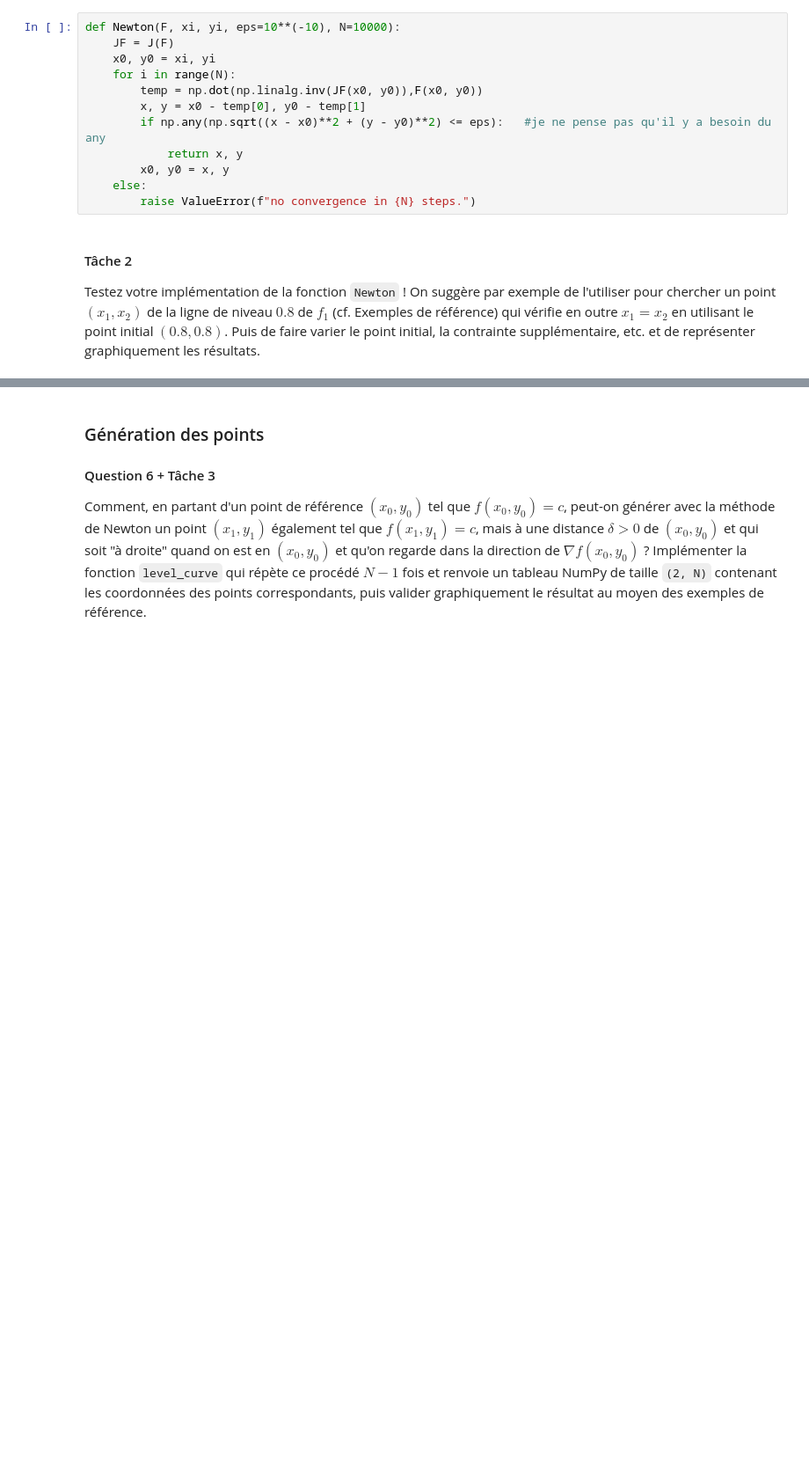
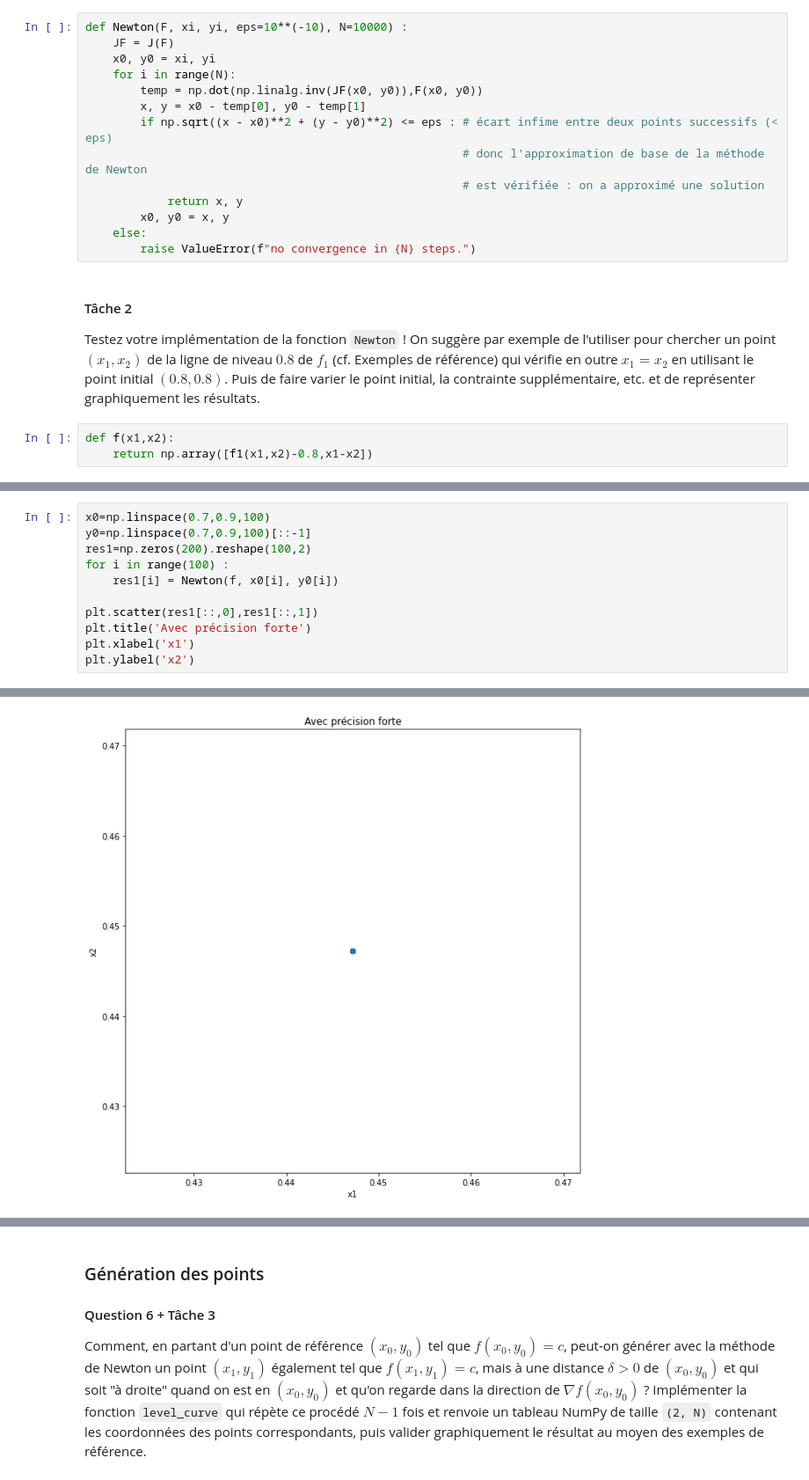
Before and after one commit to guillaumerichard2020/Projet-maths-1, a Jupyter notebook: Courbes de niveau - Enoncé.ipynb, the cells around one changed output, grey strips where cells are left out. Shown at 88% size. Saved outputs shown, nothing was run; the diff lists cells and outputs as text; blank space fills up the shorter version.

```diff
--- a/Courbes de niveau - Enoncé.ipynb
+++ b/Courbes de niveau - Enoncé.ipynb
@@ -310,13 +310,15 @@ On peut prendre $10^{-10}$ qui offre une excellente précision tout en étant su
 
 Implémenter la fonction `Newton` en complétant le canevas ci-dessous
 # %%
-def Newton(F, xi, yi, eps=10**(-10), N=10000):
+def Newton(F, xi, yi, eps=10**(-10), N=10000) :
     JF = J(F)
     x0, y0 = xi, yi
     for i in range(N):
         temp = np.dot(np.linalg.inv(JF(x0, y0)),F(x0, y0))
         x, y = x0 - temp[0], y0 - temp[1]
-        if np.any(np.sqrt((x - x0)**2 + (y - y0)**2) <= eps):   #je ne pense pas qu'il y a besoin du any
+        if np.sqrt((x - x0)**2 + (y - y0)**2) <= eps : # écart infime entre deux points successifs (< eps)
+                                                       # donc l'approximation de base de la méthode de Newton
+                                                       # est vérifiée : on a approximé une solution
             return x, y
         x0, y0 = x, y
     else:
@@ -325,3 +327,6 @@ def Newton(F, xi, yi, eps=10**(-10), N=10000):
 #### Tâche 2
 
 Testez votre implémentation de la fonction `Newton` ! On suggère par exemple de l'utiliser pour chercher un point $(x_1, x_2)$ de la ligne de niveau $0.8$ de $f_1$ (cf. Exemples de référence) qui vérifie en outre $x_1 = x_2$ en utilisant le point initial $(0.8, 0.8)$. Puis de faire varier le point initial, la contrainte supplémentaire, etc. et de représenter graphiquement les résultats.
+# %%
+def f(x1,x2):
+    return np.array([f1(x1,x2)-0.8,x1-x2])
@@ -327,0 +340,12 @@ Testez votre implémentation de la fonction `Newton` ! On suggère par exemple d
+# %%
+x0=np.linspace(0.7,0.9,100)
+y0=np.linspace(0.7,0.9,100)[::-1]
+res1=np.zeros(200).reshape(100,2)
+for i in range(100) :
+    res1[i] = Newton(f, x0[i], y0[i])
+
+plt.scatter(res1[::,0],res1[::,1])
+plt.title('Avec précision forte')
+plt.xlabel('x1')
+plt.ylabel('x2')
+# %% [output]
@@ -327,0 +353 @@ Testez votre implémentation de la fonction `Newton` ! On suggère par exemple d
+[figure, added]
```
Also changed, not shown: parts of 9 cells of this notebook.
